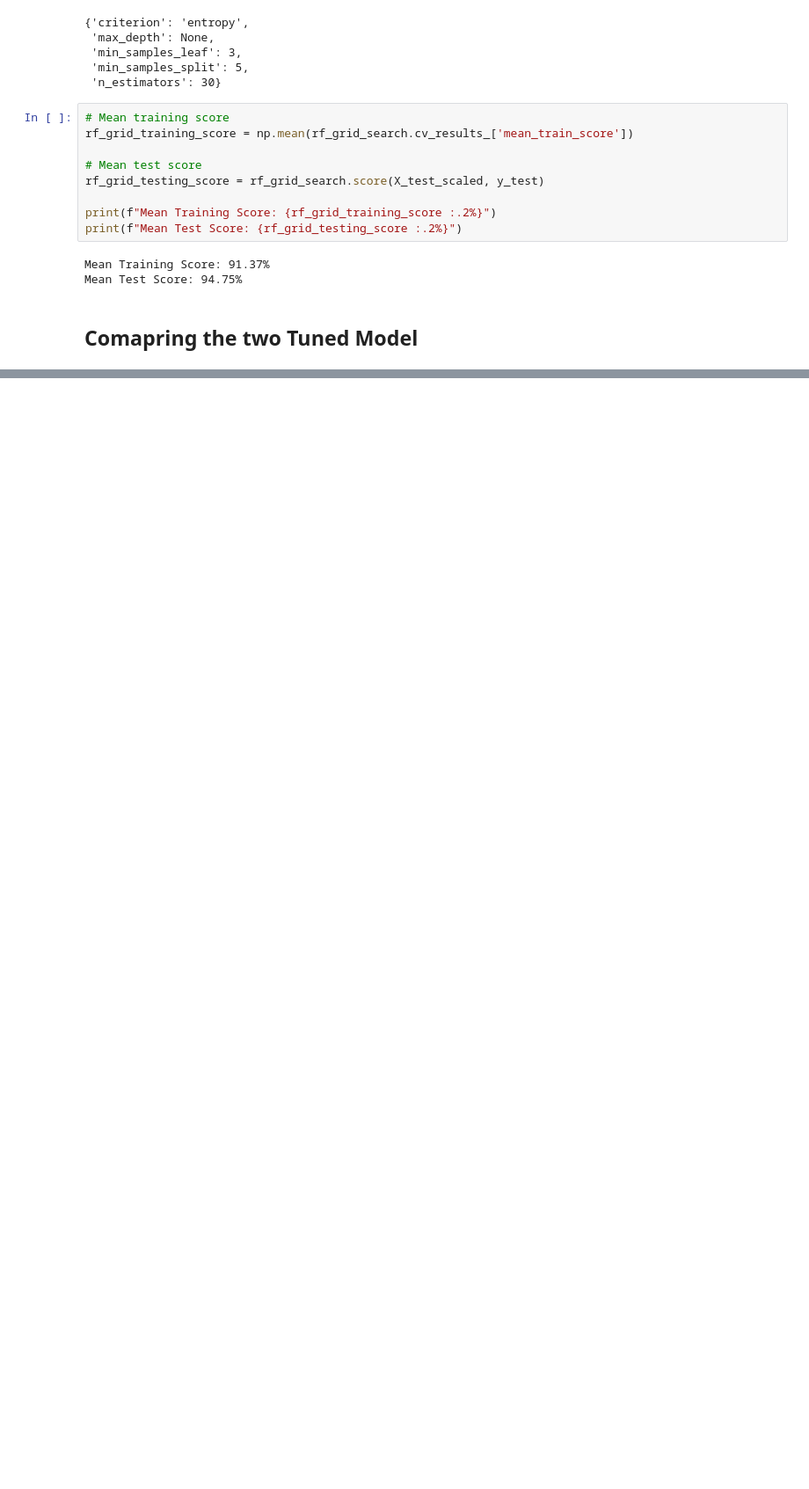
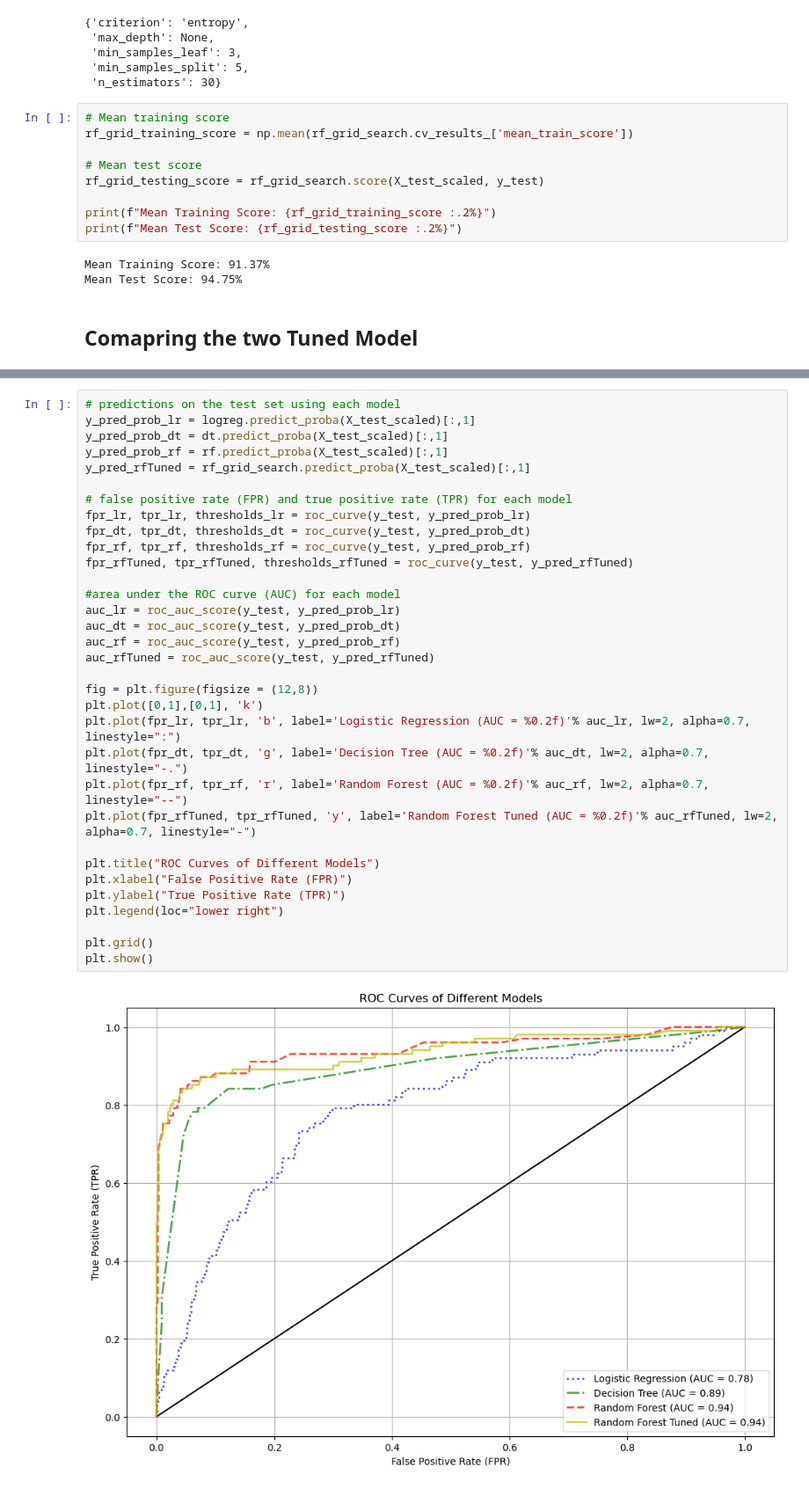
Before and after one commit to KMalinga/churn, a Jupyter notebook: student.ipynb, the cells around one changed output, grey strips where cells are left out. Shown at 88% size. Drawn from its saved outputs; the diff is of its cells as text; blank space fills up the shorter version.

Commit message:
two Tuned Model

```diff
--- a/student.ipynb
+++ b/student.ipynb
@@ -958,0 +969,35 @@ Mean Test Score: 94.75%
+# %%
+# predictions on the test set using each model
+y_pred_prob_lr = logreg.predict_proba(X_test_scaled)[:,1]
+y_pred_prob_dt = dt.predict_proba(X_test_scaled)[:,1]
+y_pred_prob_rf = rf.predict_proba(X_test_scaled)[:,1]
+y_pred_rfTuned = rf_grid_search.predict_proba(X_test_scaled)[:,1]
+
+# false positive rate (FPR) and true positive rate (TPR) for each model
+fpr_lr, tpr_lr, thresholds_lr = roc_curve(y_test, y_pred_prob_lr)
+fpr_dt, tpr_dt, thresholds_dt = roc_curve(y_test, y_pred_prob_dt)
+fpr_rf, tpr_rf, thresholds_rf = roc_curve(y_test, y_pred_prob_rf)
+fpr_rfTuned, tpr_rfTuned, thresholds_rfTuned = roc_curve(y_test, y_pred_rfTuned)
+
+#area under the ROC curve (AUC) for each model
+auc_lr = roc_auc_score(y_test, y_pred_prob_lr)
+auc_dt = roc_auc_score(y_test, y_pred_prob_dt)
+auc_rf = roc_auc_score(y_test, y_pred_prob_rf)
+auc_rfTuned = roc_auc_score(y_test, y_pred_rfTuned)
+
+fig = plt.figure(figsize = (12,8))
+plt.plot([0,1],[0,1], 'k')
+plt.plot(fpr_lr, tpr_lr, 'b', label='Logistic Regression (AUC = %0.2f)'% auc_lr, lw=2, alpha=0.7, linestyle=":")
+plt.plot(fpr_dt, tpr_dt, 'g', label='Decision Tree (AUC = %0.2f)'% auc_dt, lw=2, alpha=0.7, linestyle="-.")
+plt.plot(fpr_rf, tpr_rf, 'r', label='Random Forest (AUC = %0.2f)'% auc_rf, lw=2, alpha=0.7, linestyle="--")
+plt.plot(fpr_rfTuned, tpr_rfTuned, 'y', label='Random Forest Tuned (AUC = %0.2f)'% auc_rfTuned, lw=2, alpha=0.7, linestyle="-")
+
+plt.title("ROC Curves of Different Models")
+plt.xlabel("False Positive Rate (FPR)")
+plt.ylabel("True Positive Rate (TPR)")
+plt.legend(loc="lower right")
+
+plt.grid()
+plt.show()
+# %% [output]
+[figure, added]
```
Also changed, not shown: parts of 2 cells of this notebook.
